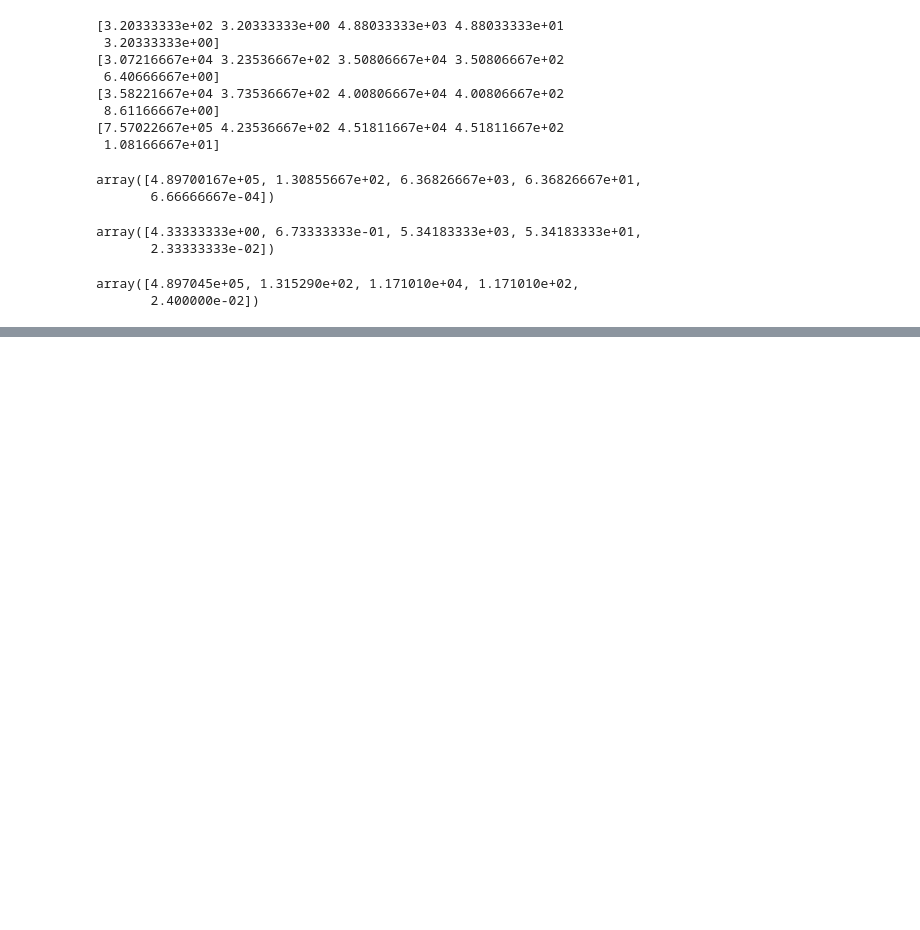
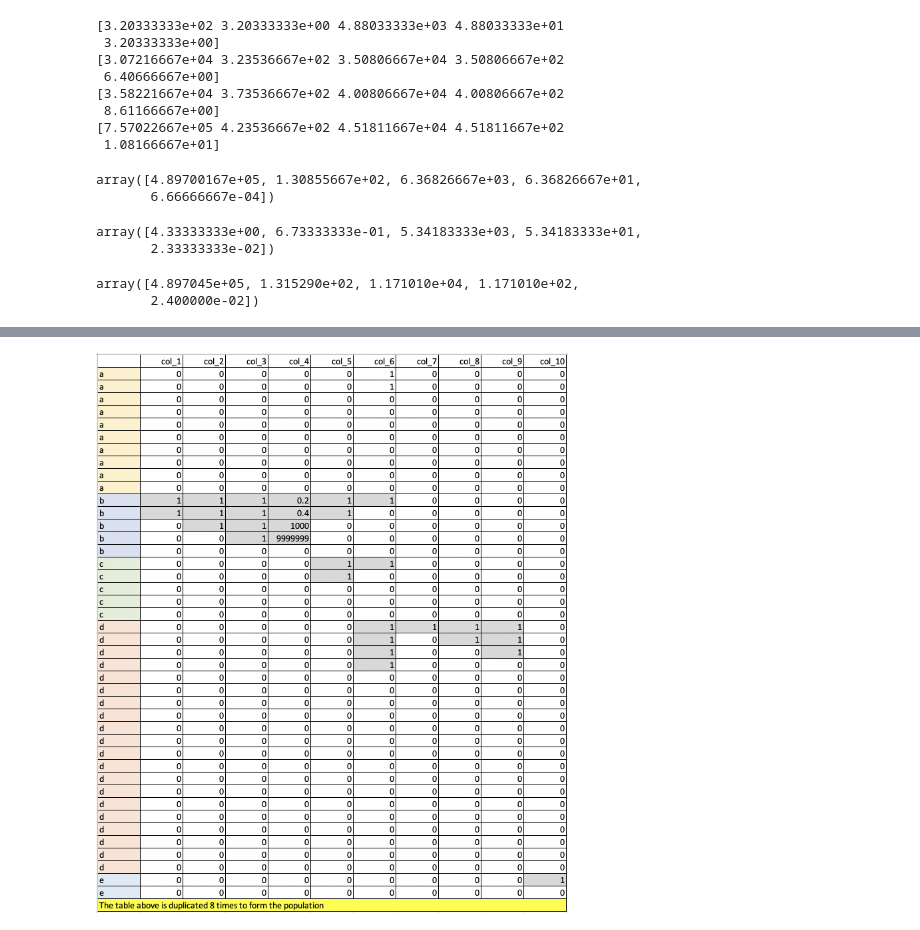
Before and after one commit to kanru-wang/notes, a Jupyter notebook: multiclass_classification_feature_selection.ipynb, the cells around one changed output, grey strips where cells are left out. Cells and saved outputs as stored; diff of their text form; code cells hidden in the pictures; blank space fills up the shorter version.

```diff
--- a/multiclass_classification_feature_selection.ipynb
+++ b/multiclass_classification_feature_selection.ipynb
@@ -110 +122,6 @@ array([4.897045e+05, 1.315290e+02, 1.171010e+04, 1.171010e+02,
+# %%
+from IPython.display import Image
+Image(filename="image/phik_test_data.png", width=700)
+# %% [output]
+[figure, added]
 # %% [markdown]
```
Also changed, not shown: parts of 2 cells of this notebook.
